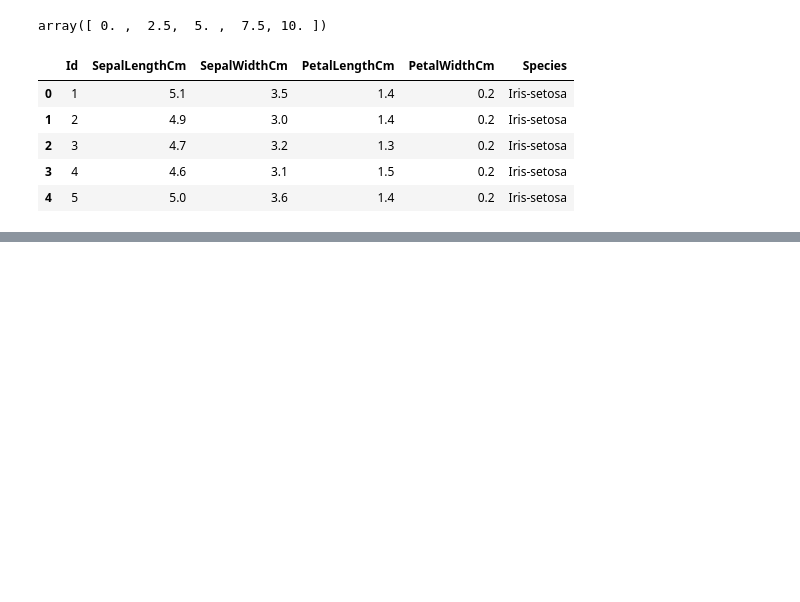
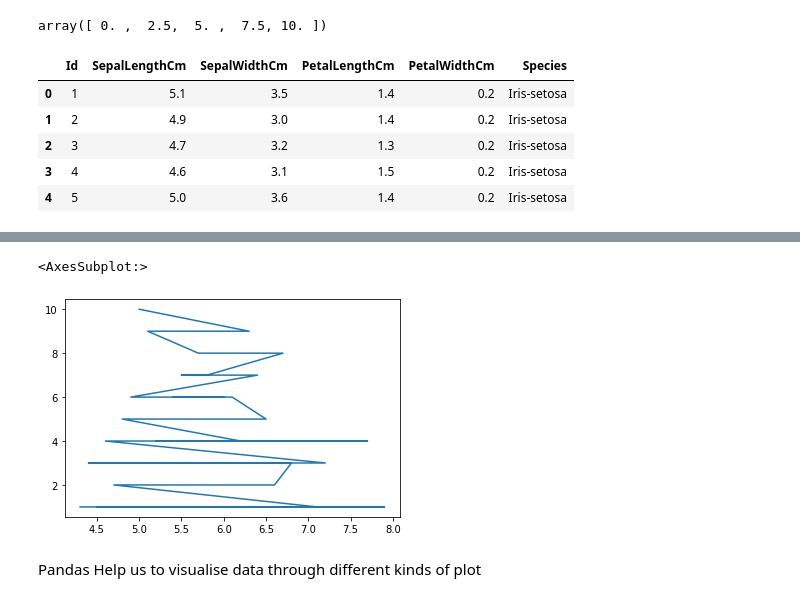
Before and after one commit to ChandimalPriyamantha/Artificial-Intelligence-code-experiments, a Jupyter notebook: Artificial Intelligence/S01-Python-Fundamental.ipynb, the cells around one changed output, grey strips where cells are left out. Cells and saved outputs as stored; diff of their text form; code cells hidden in the pictures; blank space fills up the shorter version.

```diff
--- a/Artificial Intelligence/S01-Python-Fundamental.ipynb
+++ b/Artificial Intelligence/S01-Python-Fundamental.ipynb
@@ -1860,0 +1899,7 @@ data.head()
+# %%
+data['SepalLengthCm'].value_counts().plot(kind='line')
+# %% [output]
+<AxesSubplot:>
+[figure, added]
+# %% [markdown]
+Pandas Help us to visualise data through different kinds of plot
```
Also changed, not shown: parts of 48 cells of this notebook, 5 other files.
